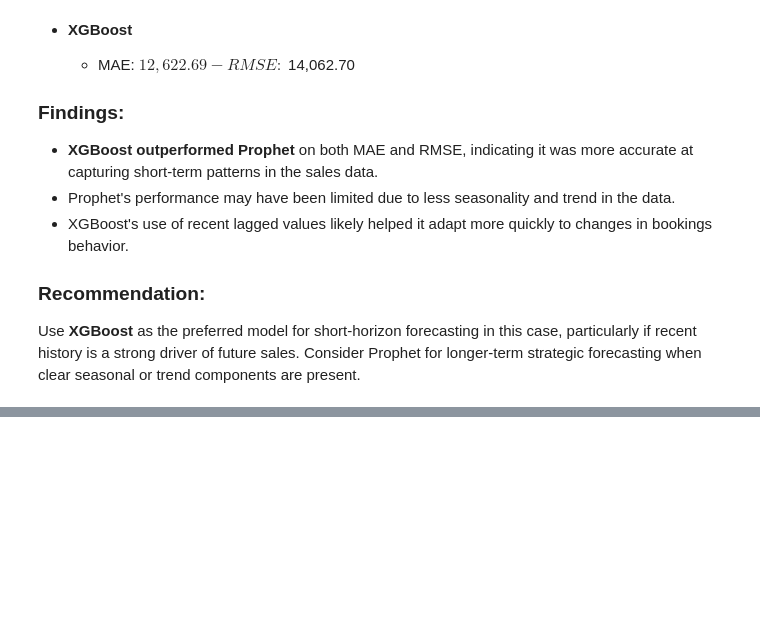
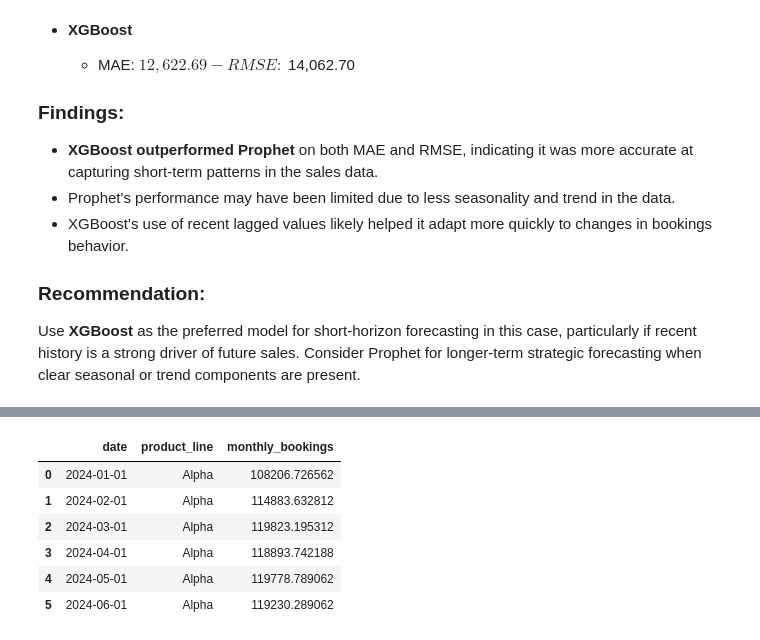
Before and after one commit to JamesvBell/data-science, a Jupyter notebook: sales-forecasting-by-product/notebooks/sales_forecast_model.ipynb, the cells around one changed output, grey strips where cells are left out. Saved outputs shown, nothing was run; the diff lists cells and outputs as text; code cells hidden in the pictures; blank space fills up the shorter version.

```diff
--- a/sales-forecasting-by-product/notebooks/sales_forecast_model.ipynb
+++ b/sales-forecasting-by-product/notebooks/sales_forecast_model.ipynb
@@ -207,0 +309,26 @@ Use **XGBoost** as the preferred model for short-horizon forecasting in this cas
+# %%
+# Reformat forecasted output to match original data structure
+future_df_formatted = future_df.copy()
+
+# Rename columns to match original
+future_df_formatted.rename(columns={
+    'date': 'date',
+    'forecast_xgb': 'monthly_bookings'
+}, inplace=True)
+
+# Add product_line column
+future_df_formatted['product_line'] = 'Alpha'
+
+# Reorder columns to match original source data
+future_df_formatted = future_df_formatted[['date', 'product_line', 'monthly_bookings']]
+
+# Display final version
+future_df_formatted
+# %% [output]
+|  | date | product_line | monthly_bookings |
+| 0 | 2024-01-01 | Alpha | 108206.726562 |
+| 1 | 2024-02-01 | Alpha | 114883.632812 |
+| 2 | 2024-03-01 | Alpha | 119823.195312 |
+| 3 | 2024-04-01 | Alpha | 118893.742188 |
+| 4 | 2024-05-01 | Alpha | 119778.789062 |
+| 5 | 2024-06-01 | Alpha | 119230.289062 |
```
Also changed, not shown: parts of 9 cells of this notebook.
